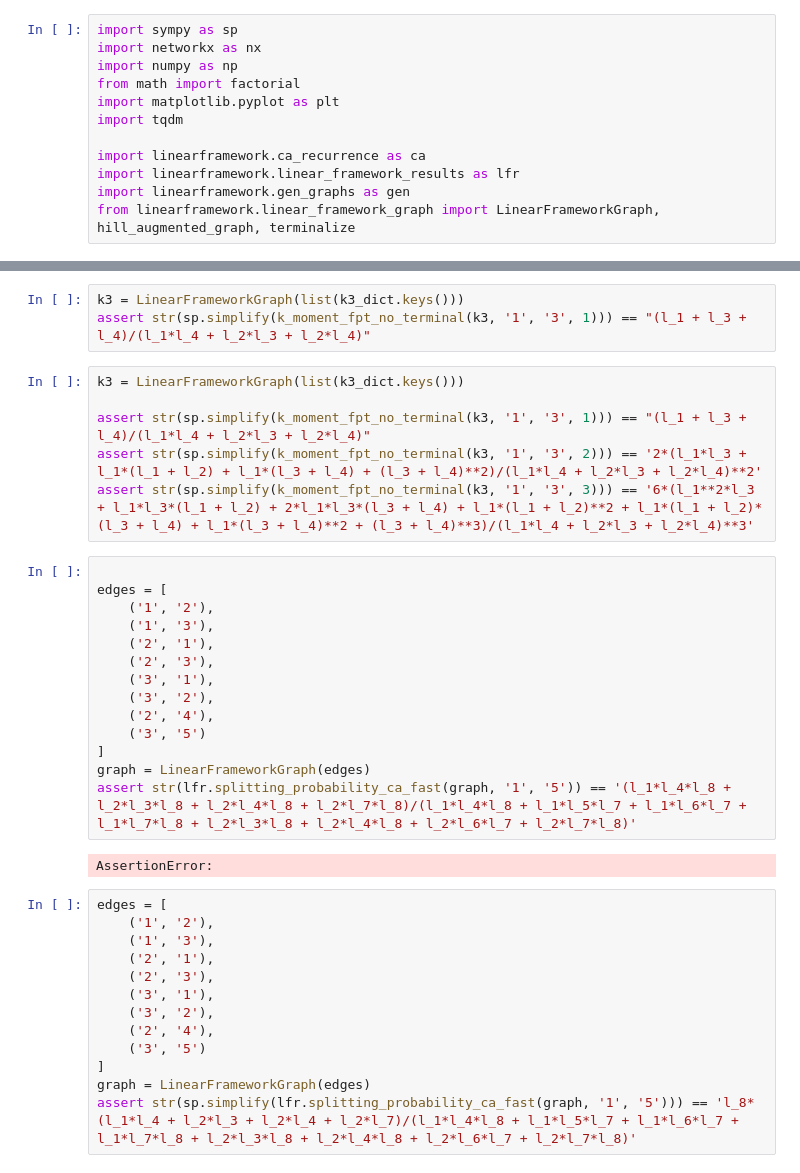
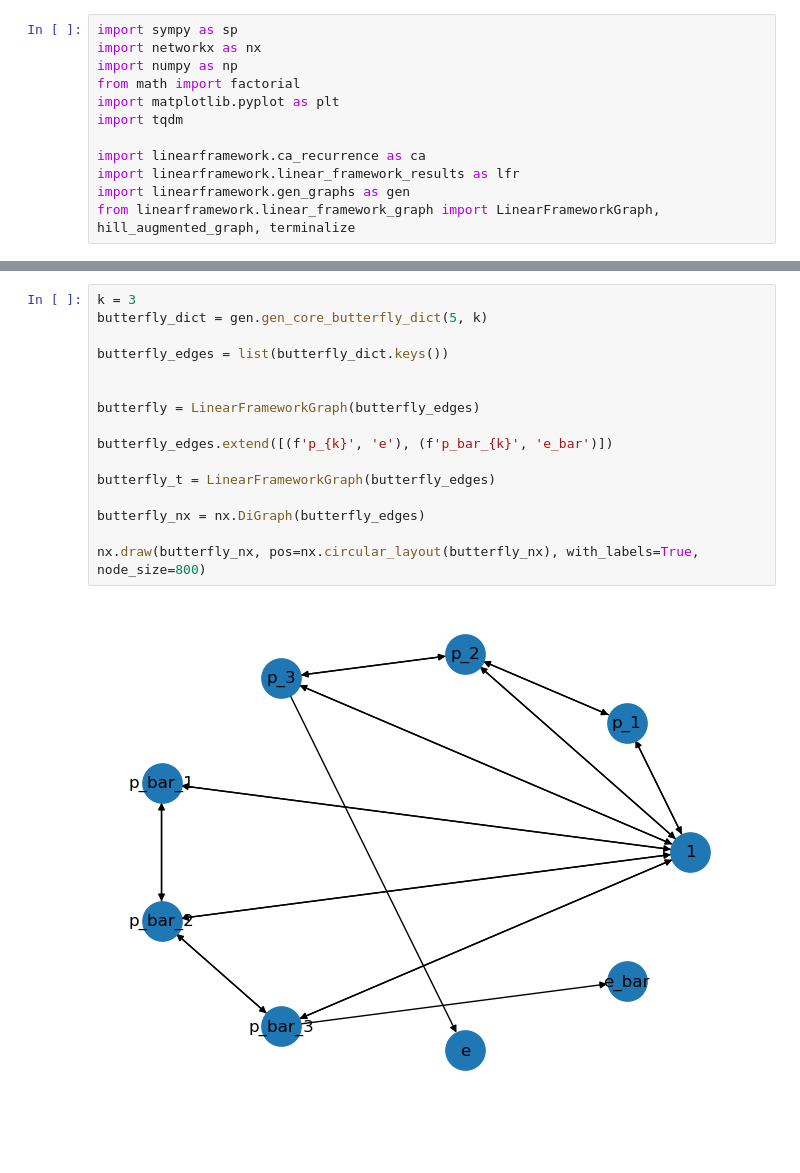
Before and after one commit to alcaemre/linearframework, a Jupyter notebook: linearframework/scripts/workshop.ipynb, the cells around one changed output, grey strips where cells are left out. Saved outputs shown, nothing was run; the diff lists cells and outputs as text; blank space fills up the shorter version.

```diff
--- a/linearframework/scripts/workshop.ipynb
+++ b/linearframework/scripts/workshop.ipynb
@@ -215,38 +13,18 @@ assert str(sp.simplify(_ca_kth_moment_numerator(k3, Q_n_minus_2, '1', '3', 3)))
-# %%
-k3 = LinearFrameworkGraph(list(k3_dict.keys()))
-assert str(sp.simplify(k_moment_fpt_no_terminal(k3, '1', '3', 1))) == "(l_1 + l_3 + l_4)/(l_1*l_4 + l_2*l_3 + l_2*l_4)"
-# %%
-k3 = LinearFrameworkGraph(list(k3_dict.keys()))
-
-assert str(sp.simplify(k_moment_fpt_no_terminal(k3, '1', '3', 1))) == "(l_1 + l_3 + l_4)/(l_1*l_4 + l_2*l_3 + l_2*l_4)"
-assert str(sp.simplify(k_moment_fpt_no_terminal(k3, '1', '3', 2))) == '2*(l_1*l_3 + l_1*(l_1 + l_2) + l_1*(l_3 + l_4) + (l_3 + l_4)**2)/(l_1*l_4 + l_2*l_3 + l_2*l_4)**2'
-assert str(sp.simplify(k_moment_fpt_no_terminal(k3, '1', '3', 3))) == '6*(l_1**2*l_3 + l_1*l_3*(l_1 + l_2) + 2*l_1*l_3*(l_3 + l_4) + l_1*(l_1 + l_2)**2 + l_1*(l_1 + l_2)*(l_3 + l_4) + l_1*(l_3 + l_4)**2 + (l_3 + l_4)**3)/(l_1*l_4 + l_2*l_3 + l_2*l_4)**3'
-# %%
-
-edges = [
-    ('1', '2'),
-    ('1', '3'),
-    ('2', '1'),
-    ('2', '3'),
-    ('3', '1'),
-    ('3', '2'),
-    ('2', '4'),
-    ('3', '5')
-]
-graph = LinearFrameworkGraph(edges)
-assert str(lfr.splitting_probability_ca_fast(graph, '1', '5')) == '(l_1*l_4*l_8 + l_2*l_3*l_8 + l_2*l_4*l_8 + l_2*l_7*l_8)/(l_1*l_4*l_8 + l_1*l_5*l_7 + l_1*l_6*l_7 + l_1*l_7*l_8 + l_2*l_3*l_8 + l_2*l_4*l_8 + l_2*l_6*l_7 + l_2*l_7*l_8)'
-# %% [output]
-AssertionError:
-# %%
-edges = [
-    ('1', '2'),
-    ('1', '3'),
-    ('2', '1'),
-    ('2', '3'),
-    ('3', '1'),
-    ('3', '2'),
-    ('2', '4'),
-    ('3', '5')
-]
-graph = LinearFrameworkGraph(edges)
-assert str(sp.simplify(lfr.splitting_probability_ca_fast(graph, '1', '5'))) == 'l_8*(l_1*l_4 + l_2*l_3 + l_2*l_4 + l_2*l_7)/(l_1*l_4*l_8 + l_1*l_5*l_7 + l_1*l_6*l_7 + l_1*l_7*l_8 + l_2*l_3*l_8 + l_2*l_4*l_8 + l_2*l_6*l_7 + l_2*l_7*l_8)'
+# %%
+k = 3
+butterfly_dict = gen.gen_core_butterfly_dict(5, k)
+
+butterfly_edges = list(butterfly_dict.keys())
+
+
+butterfly = LinearFrameworkGraph(butterfly_edges)
+
+butterfly_edges.extend([(f'p_{k}', 'e'), (f'p_bar_{k}', 'e_bar')])
+
+butterfly_t = LinearFrameworkGraph(butterfly_edges)
+
+butterfly_nx = nx.DiGraph(butterfly_edges)
+
+nx.draw(butterfly_nx, pos=nx.circular_layout(butterfly_nx), with_labels=True, node_size=800)
+# %% [output]
+[figure, added]
```
Also changed, not shown: parts of 17 cells of this notebook, 2 other files.
